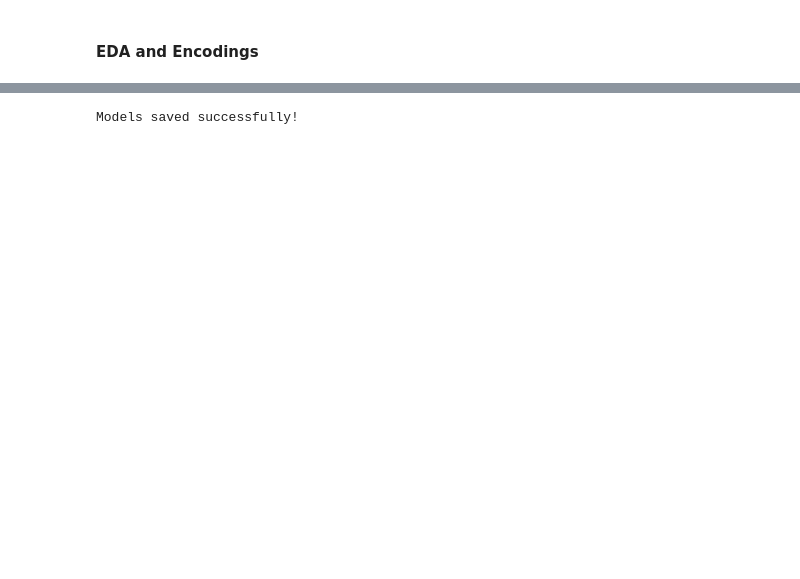
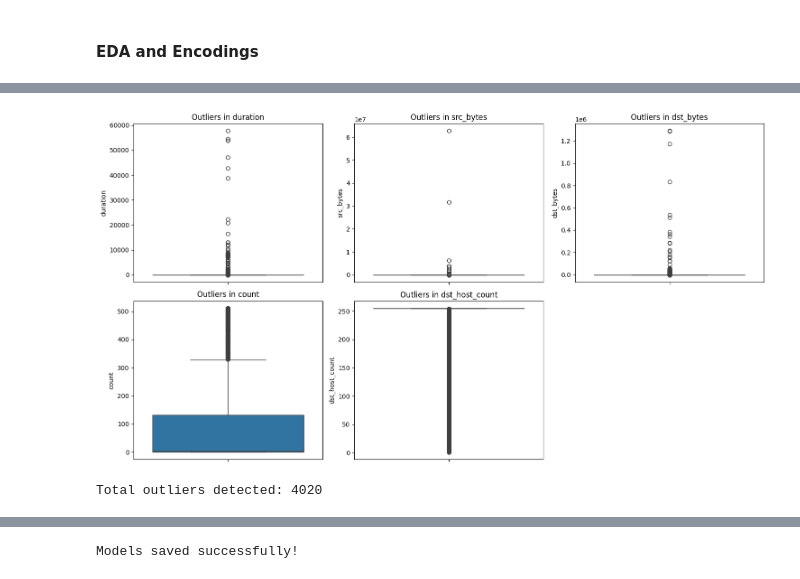
Before and after one commit to dikshit-golla/Intelligent_IDS, a Jupyter notebook: data_preprocessing/Data_Cleaning.ipynb, the cells around one changed output, grey strips where cells are left out. Saved outputs shown, nothing was run; the diff lists cells and outputs as text; code cells hidden in the pictures; blank space fills up the shorter version.

```diff
--- a/data_preprocessing/Data_Cleaning.ipynb
+++ b/data_preprocessing/Data_Cleaning.ipynb
@@ -254,3 +336,31 @@ xgb_model = Pipeline(steps=[
         eval_metric='logloss'
     ))
 ])
+# %%
+import seaborn as sns
+import matplotlib.pyplot as plt
+
+# Select key numeric features to check for outliers
+outlier_features = ['duration', 'src_bytes', 'dst_bytes', 'count', 'dst_host_count']
+
+plt.figure(figsize=(15, 8))
+for i, col in enumerate(outlier_features):
+    plt.subplot(2, 3, i+1)
+    sns.boxplot(y=train[col])
+    plt.title(f'Outliers in {col}')
+plt.tight_layout()
+plt.show()
+# %% [output]
+[figure, added]
+# %%
+from scipy import stats
+
+# Calculate Z-scores for numeric columns
+numeric_cols = train.select_dtypes(include=[np.number]).columns
+z_scores = np.abs(stats.zscore(train[numeric_cols]))
+
+# Identify rows where any feature has a Z-score > 3
+outliers = train[(z_scores > 3).any(axis=1)]
+print(f"Total outliers detected: {len(outliers)}")
+# %% [output]
+Total outliers detected: 4020
```
Also changed, not shown: parts of 29 cells of this notebook.
